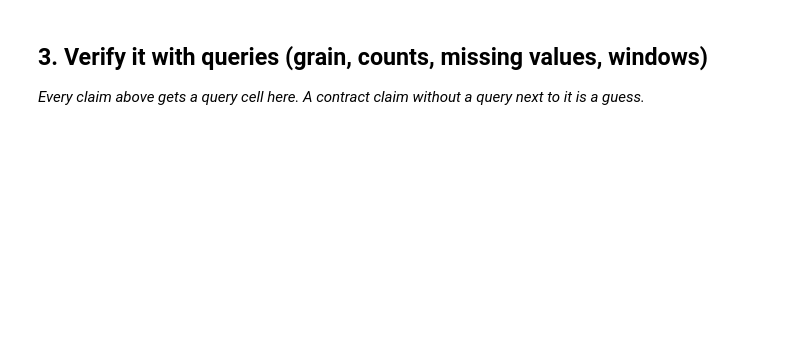
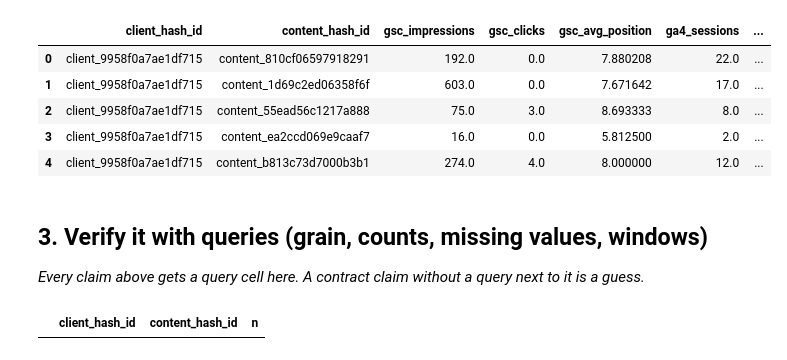
Before and after one commit to ankita0531/ML, a Jupyter notebook: work/notebooks/w03_data_contract.ipynb, the cells around one changed output. Drawn from its saved outputs; the diff is of its cells as text; code cells hidden in the pictures; blank space fills up the shorter version.

```diff
--- a/work/notebooks/w03_data_contract.ipynb
+++ b/work/notebooks/w03_data_contract.ipynb
@@ -23,4 +119,84 @@ This skeleton is yours to fill. Work the sections **in order** — each one has
+# %%
+# This cell is for CODE (numbers, a query, a check).
+# Write your text answer in the cell ABOVE this one — typing sentences here breaks Run All.
+feature_label = con.sql(f"""
+WITH feb AS (
+    SELECT
+        client_hash_id,
+        content_hash_id,
+        SUM(gsc_impressions) AS gsc_impressions,
+        SUM(gsc_clicks) AS gsc_clicks,
+        CASE
+            WHEN SUM(gsc_impressions) > 0
+            THEN SUM(gsc_sum_position) * 1.0 / SUM(gsc_impressions)
+            ELSE NULL
+        END AS gsc_avg_position,
+        SUM(ga4_sessions) AS ga4_sessions,
+        SUM(ga4_engaged_sessions) AS ga4_engaged_sessions
+    FROM read_parquet(
+        'hf://datasets/FlyRank/internship-warehouse/fact_content_daily_performance/month=2026-02/*.parquet'
+    )
+    WHERE gsc_data_available IS TRUE
+      AND ga4_data_available IS TRUE
+    GROUP BY client_hash_id, content_hash_id
+),
+
+mar AS (
+    SELECT
+        client_hash_id,
+        content_hash_id,
+        SUM(gsc_impressions) AS march_gsc_impressions
+    FROM read_parquet(
+        'hf://datasets/FlyRank/internship-warehouse/fact_content_daily_performance/month=2026-03/*.parquet'
+    )
+    WHERE gsc_data_available IS TRUE
+    GROUP BY client_hash_id, content_hash_id
+)
+
+SELECT
+    f.client_hash_id,
+    f.content_hash_id,
+    f.gsc_impressions,
+    f.gsc_clicks,
+    f.gsc_avg_position,
+    f.ga4_sessions,
+    f.ga4_engaged_sessions,
+    CASE
+        WHEN m.march_gsc_impressions < 0.8 * f.gsc_impressions
+        THEN 1
+        ELSE 0
+    END AS is_declining_proxy
+FROM feb f
+INNER JOIN mar m
+    ON f.client_hash_id = m.client_hash_id
+   AND f.content_hash_id = m.content_hash_id
+WHERE f.gsc_impressions > 0
+""").df()
+
+feature_label.head()
+# %% [output]
+|  | client_hash_id | content_hash_id | gsc_impressions | gsc_clicks | gsc_avg_position | ga4_sessions | ... |
+| 0 | client_9958f0a7ae1df715 | content_810cf06597918291 | 192.0 | 0.0 | 7.880208 | 22.0 | ... |
+| 1 | client_9958f0a7ae1df715 | content_1d69c2ed06358f6f | 603.0 | 0.0 | 7.671642 | 17.0 | ... |
+| 2 | client_9958f0a7ae1df715 | content_55ead56c1217a888 | 75.0 | 3.0 | 8.693333 | 8.0 | ... |
+| 3 | client_9958f0a7ae1df715 | content_ea2ccd069e9caaf7 | 16.0 | 0.0 | 5.812500 | 2.0 | ... |
+| 4 | client_9958f0a7ae1df715 | content_b813c73d7000b3b1 | 274.0 | 4.0 | 8.000000 | 12.0 | ... |
 # %% [markdown]
 ## 3. Verify it with queries (grain, counts, missing values, windows)
 
 *Every claim above gets a query cell here. A contract claim without a query next to it is a guess.*
+# %%
+grain_check = con.sql("""
+    SELECT
+        client_hash_id,
+        content_hash_id,
+        COUNT(*) AS n
+    FROM feature_label
+    GROUP BY client_hash_id, content_hash_id
+    HAVING COUNT(*) > 1
+    LIMIT 5
+""").df()
+
+grain_check
+# %% [output]
+|  | client_hash_id | content_hash_id | n |
```
Also changed, not shown: parts of 23 cells of this notebook.
